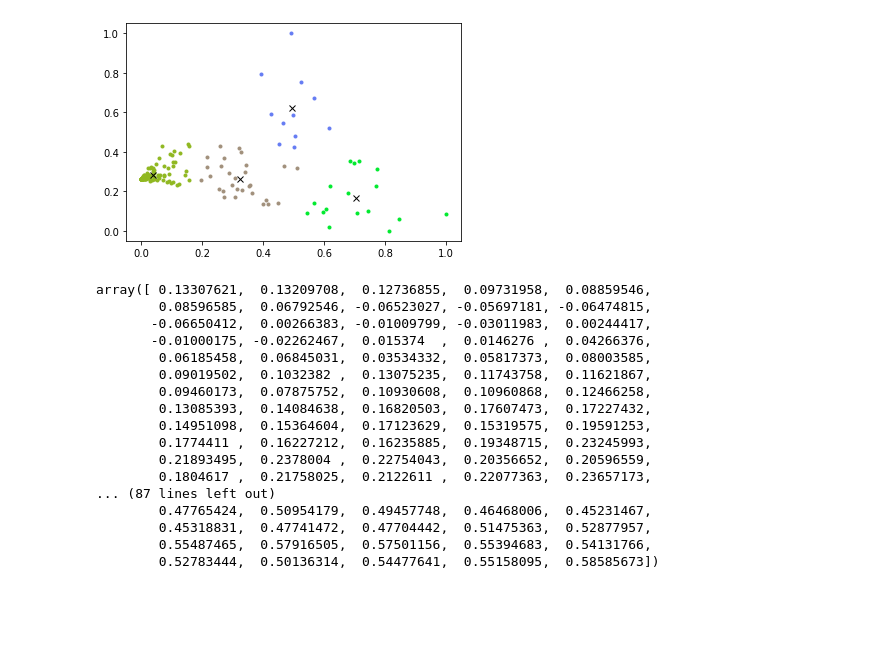
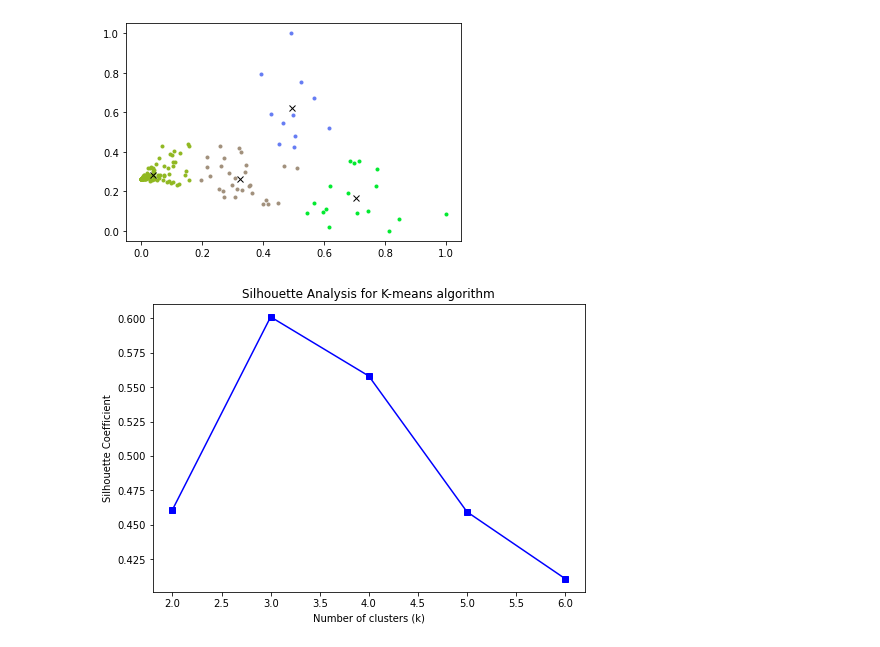
Before and after one commit to natanbcpc/unsupervised-learning, a Jupyter notebook: project1.ipynb, the cells around one changed output. Cells and saved outputs as stored; diff of their text form; code cells hidden in the pictures; blank space fills up the shorter version.

Commit message:
Implementing silhouette analysis.

```diff
--- a/project1.ipynb
+++ b/project1.ipynb
@@ -379,47 +381,40 @@ plot.show()
 # %%
 def silhouette_analysis(dataset, points_clusters):
 
     silhouette_samples = sklearn.metrics.silhouette_samples(dataset, points_clusters)
     silhouette_score = sklearn.metrics.silhouette_score(dataset, points_clusters)
 
     return silhouette_score, silhouette_samples
 
 def silhouette_kmeans(dataset, k):
     total_silhouette_score = np.array([])
 
     for i in range(2, k+1):
         silhouette_score = 0
         for j in range (1, 10):
             cluster_centers = kmeans(normalized_training, i)
             clusters = get_cluster_data_kmeans(training, cluster_centers)
             points_clusters = get_points_clusters_kmeans(normalized_training, cluster_centers)
             score, samples = silhouette_analysis(normalized_training, points_clusters)
 
             silhouette_score += score
 
         silhouette_score = silhouette_score / j
         total_silhouette_score = np.append(total_silhouette_score, silhouette_score)
 
     return total_silhouette_score
 
 
 normalized_training = normalize(training)
-silhouette_kmeans(normalized_training, 6)
+silhouette_scores = silhouette_kmeans(normalized_training, 6)
+
+fig = plot.figure()
+ax = fig.add_axes([0, 0, 1, 1])
+ax.plot([2, 3, 4, 5, 6], silhouette_scores, 'bs-')
+ax.set_title("Silhouette Analysis for K-means algorithm")
+ax.set_xlabel('Number of clusters (k)')
+ax.set_ylabel('Silhouette Coefficient')
+
+plot.show()
 # %% [output]
-array([ 0.13307621,  0.13209708,  0.12736855,  0.09731958,  0.08859546,
-        0.08596585,  0.06792546, -0.06523027, -0.05697181, -0.06474815,
-       -0.06650412,  0.00266383, -0.01009799, -0.03011983,  0.00244417,
-       -0.01000175, -0.02262467,  0.015374  ,  0.0146276 ,  0.04266376,
-        0.06185458,  0.06845031,  0.03534332,  0.05817373,  0.08003585,
-        0.09019502,  0.1032382 ,  0.13075235,  0.11743758,  0.11621867,
-        0.09460173,  0.07875752,  0.10930608,  0.10960868,  0.12466258,
-        0.13085393,  0.14084638,  0.16820503,  0.17607473,  0.17227432,
-        0.14951098,  0.15364604,  0.17123629,  0.15319575,  0.19591253,
-        0.1774411 ,  0.16227212,  0.16235885,  0.19348715,  0.23245993,
-        0.21893495,  0.2378004 ,  0.22754043,  0.20356652,  0.20596559,
-        0.1804617 ,  0.21758025,  0.2122611 ,  0.22077363,  0.23657173,
-... (87 lines left out)
-        0.47765424,  0.50954179,  0.49457748,  0.46468006,  0.45231467,
-        0.45318831,  0.47741472,  0.47704442,  0.51475363,  0.52877957,
-        0.55487465,  0.57916505,  0.57501156,  0.55394683,  0.54131766,
-        0.52783444,  0.50136314,  0.54477641,  0.55158095,  0.58585673])
+[figure, added]
```
Also changed, not shown: parts of 1 cell of this notebook.
